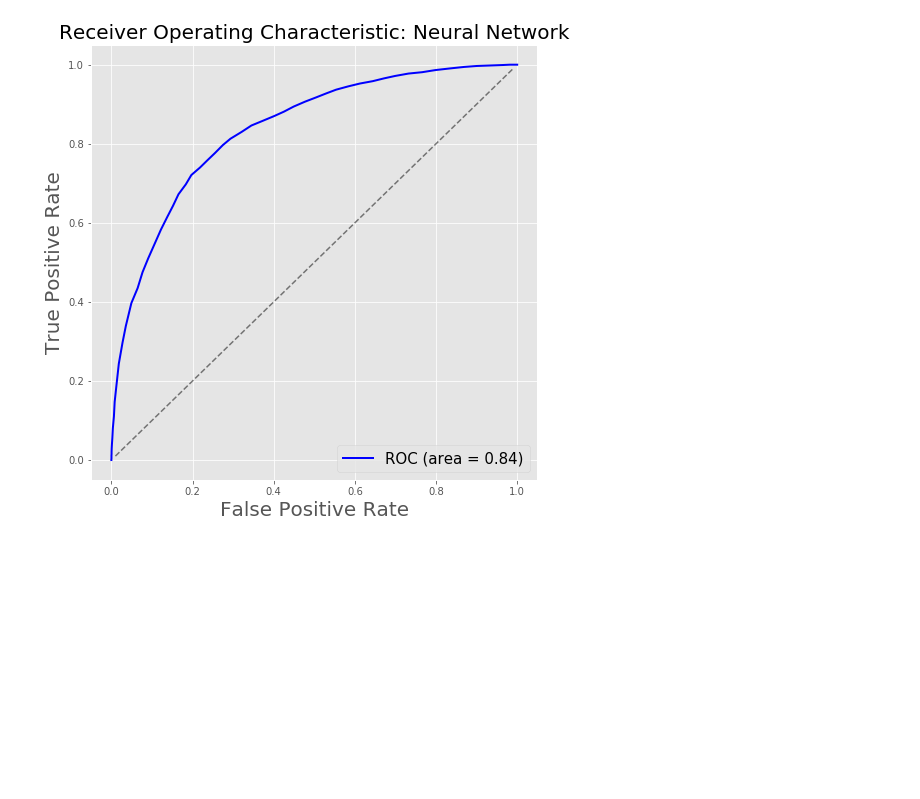
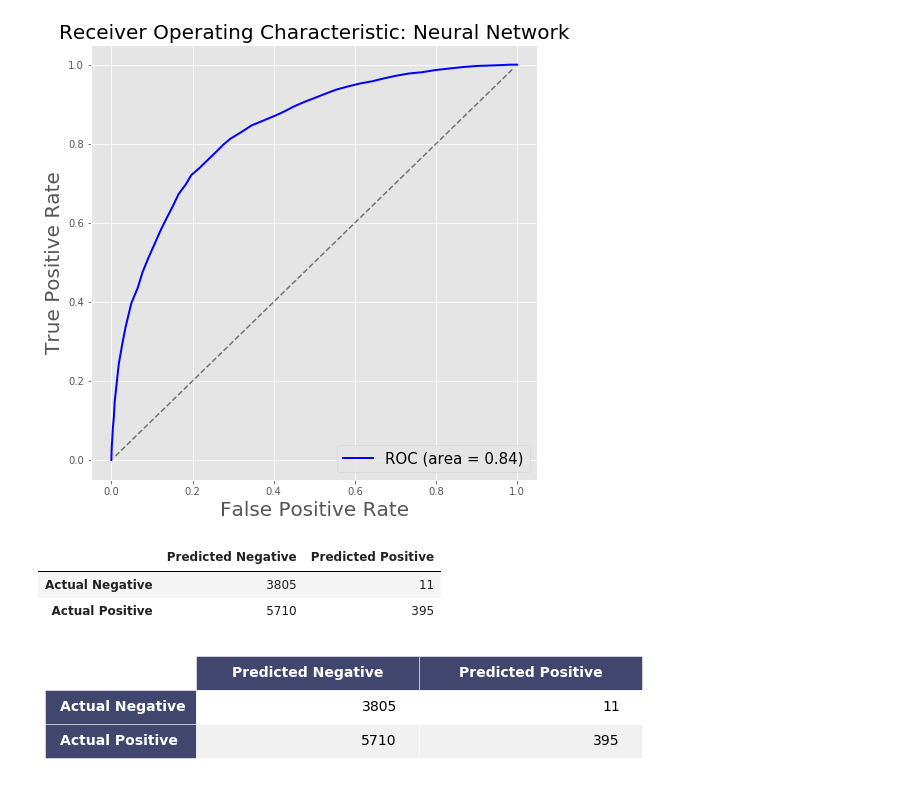
Before and after one commit to mkpetterson/ride-share-churn, a Jupyter notebook: models/neural_network.ipynb, the cells around one changed output. Cells and saved outputs as stored; diff of their text form; code cells hidden in the pictures; blank space fills up the shorter version.

Commit message:
add confusion matrix figure function

```diff
--- a/models/neural_network.ipynb
+++ b/models/neural_network.ipynb
@@ -201,3 +206,16 @@ fig.savefig('../img/roc_nn.png')
 
 np.savetxt('../data/nn_y_hat.txt', y_hat)
 np.savetxt('../data/nn_y_test.txt', y_test)
+# %%
+cm_df = confusion_df(y_test, (y_hat > 0.5).astype(int))
+cm_df
+# %% [output]
+|  | Predicted Negative | Predicted Positive |
+| Actual Negative | 3805 | 11 |
+| Actual Positive | 5710 | 395 |
+# %%
+fig, ax = render_mpl_table(cm_df)
+fig.show()
+fig.savefig('../img/nn_conf_mat.png')
+# %% [output]
+[figure, added]
```
Also changed, not shown: parts of 1 cell of this notebook, 3 other files.
